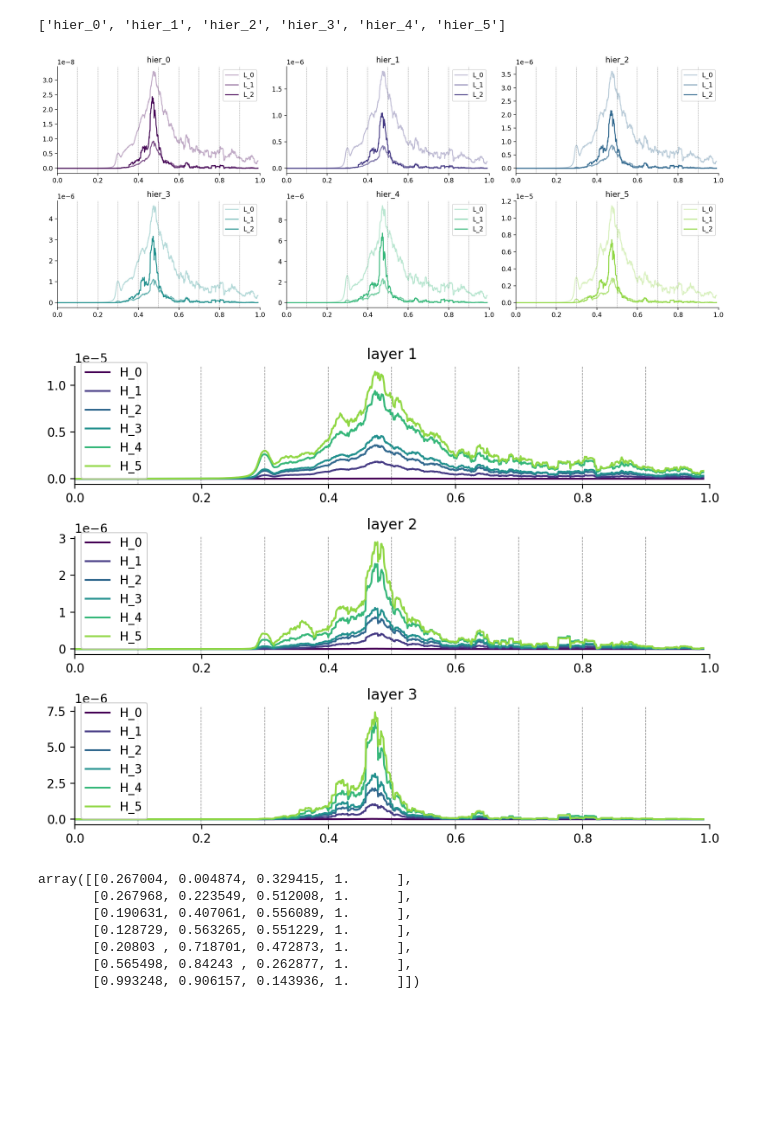
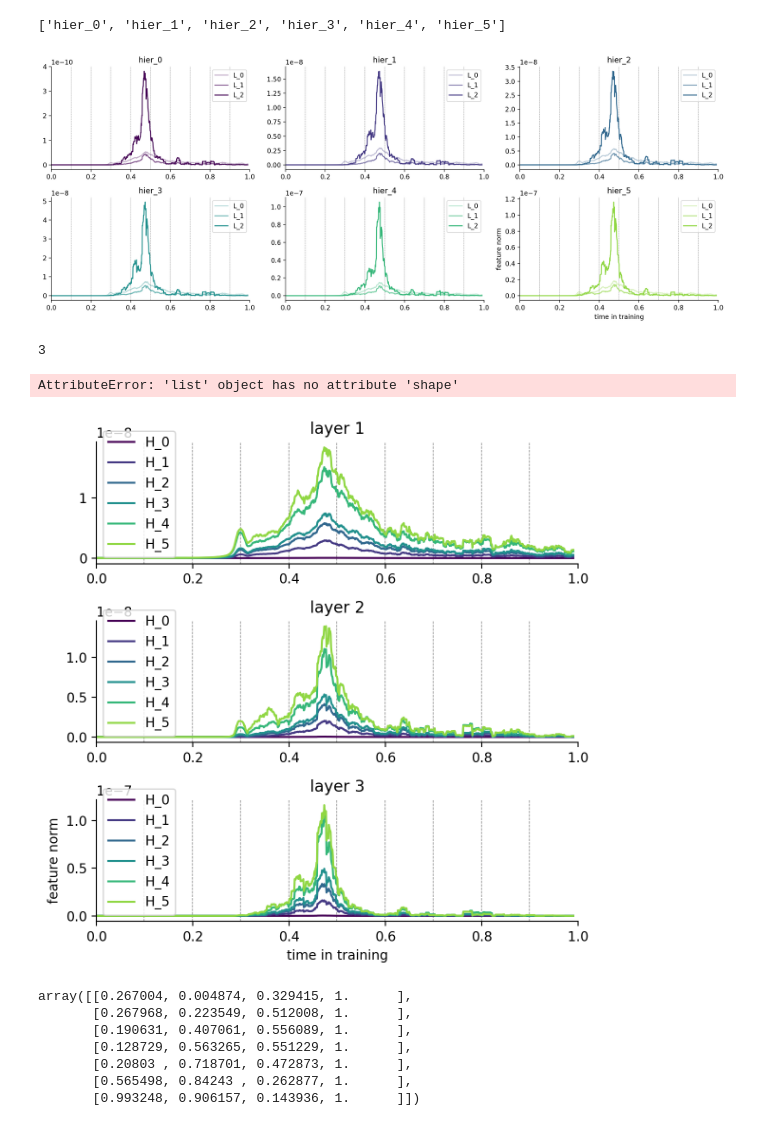
Before and after one commit to eghbalhosseini/neural_manifolds, a Jupyter notebook: create_gradient_figures_post_ICML.ipynb, the cells around one changed output. Saved outputs shown, nothing was run; the diff lists cells and outputs as text; code cells hidden in the pictures; blank space fills up the shorter version.

```diff
--- a/create_gradient_figures_post_ICML.ipynb
+++ b/create_gradient_figures_post_ICML.ipynb
@@ -29,3 +29,7 @@ av_window=10
 
 def NormalizeData(data):
     return (data - np.min(data)) / (np.max(data) - np.min(data))
+# %%
+x=np.random.rand(32,64)
+print(x.shape)
+x.mean(axis=0).shape
@@ -155,5 +153,5 @@ gradient_results
 # %%
-gradient_results=pickle.load(open(gradient_pool_files[1],'rb'))
+gradient_results=pickle.load(open(gradient_poolmodel_identifiers[1],'rb'))
 layer_inspect=gradient_results['layer']
 gradient_results=gradient_results['gradient_results']
 xmin=0
@@ -256,13 +258,14 @@ all_grads=[gradient_results_L1,gradient_results_L2,gradient_results_L3]
 xmin=0
 xmax=1
 av_window=20
+feat_size=[624,208,64]
 fig=plt.figure(1,figsize=(15,6),dpi=200,frameon=True)
 for idx, hier in enumerate(hier_keys):
     ax1=plt.subplot(2,3,idx+1)
     #ax1=plt.subplot(2,3,1)
     hier_res=[x[hier] for x in all_grads]
     for idy,res in enumerate(hier_res):
-        ax1.plot(moving_average(x_bar,av_window),moving_average(np.mean(res,axis=1),av_window),label=f"L_{idy}",color=line_cols[idx,:],linewidth=1.5,alpha=(idy+1)/3)
+        ax1.plot(moving_average(x_bar,av_window),moving_average(np.mean(res,axis=1)/feat_size[idy],av_window),label=f"L_{idy}",color=line_cols[idx,:],linewidth=1.5,alpha=(idy+1)/3)
     ax1.legend()
     ax1.set_title(hier)
     ax1.spines['right'].set_visible(False)
@@ -275,40 +278,50 @@ for idx, hier in enumerate(hier_keys):
 
 
 
-
+ax1.set_ylabel('feature norm')
+ax1.set_xlabel('time in training')
 #ax1=plt.subplot(2,3,(7,8)
 plt.tight_layout()
 # %% [output]
-[figure, old version]
+[figure, new version]
+# %%
+len(hier_res)
+# %% [output]
+3
+# %%
+hier_res.shape
+# %% [output]
+AttributeError: 'list' object has no attribute 'shape'
 # %%
 xmin=0
 xmax=1
 av_window=20
-fig=plt.figure(1,figsize=(8,6),dpi=200,frameon=False)
+fig=plt.figure(1,figsize=(6,6),dpi=200,frameon=False)
 for idx, layer_res in enumerate(all_grads):
     ax1=plt.subplot(3,1,idx+1)
     #ax1=plt.subplot(2,3,1)
 
     for idy,hier_keu in enumerate(layer_res):
         res=layer_res[hier_keu]
-        ax1.plot(moving_average(x_bar,av_window),moving_average(np.mean(res,axis=1),av_window),label=f"H_{idy}",color=line_cols[idy,:],linewidth=1.5)
+        ax1.plot(moving_average(x_bar,av_window),moving_average(np.mean(res,axis=1)/feat_size[idx],av_window),label=f"H_{idy}",color=line_cols[idy,:],linewidth=1.5)
     ax1.legend()
     ax1.set_title(f"layer {idx+1}")
     ax1.spines['right'].set_visible(False)
     ax1.spines['top'].set_visible(False)
 
     ax1.vlines(epoch_bar,ax1.get_ylim()[0],ax1.get_ylim()[1],color=(.5,.5,.5),linestyle='dashed',linewidth=.5)
     ax1.autoscale(enable=True, axis='x', tight=True)
     ax1.autoscale(enable=True, axis='y', tight=True)
     ax1.set_xlim((xmin,xmax))
 
 
 
-
+ax1.set_ylabel('feature norm')
+ax1.set_xlabel('time in training')
 #ax1=plt.subplot(2,3,(7,8)
 plt.tight_layout()
 # %% [output]
-[figure, old version]
+[figure, new version]
 # %%
 line_cols
 # %% [output]
```
Also changed, not shown: parts of 10 cells of this notebook, 4 other files.
